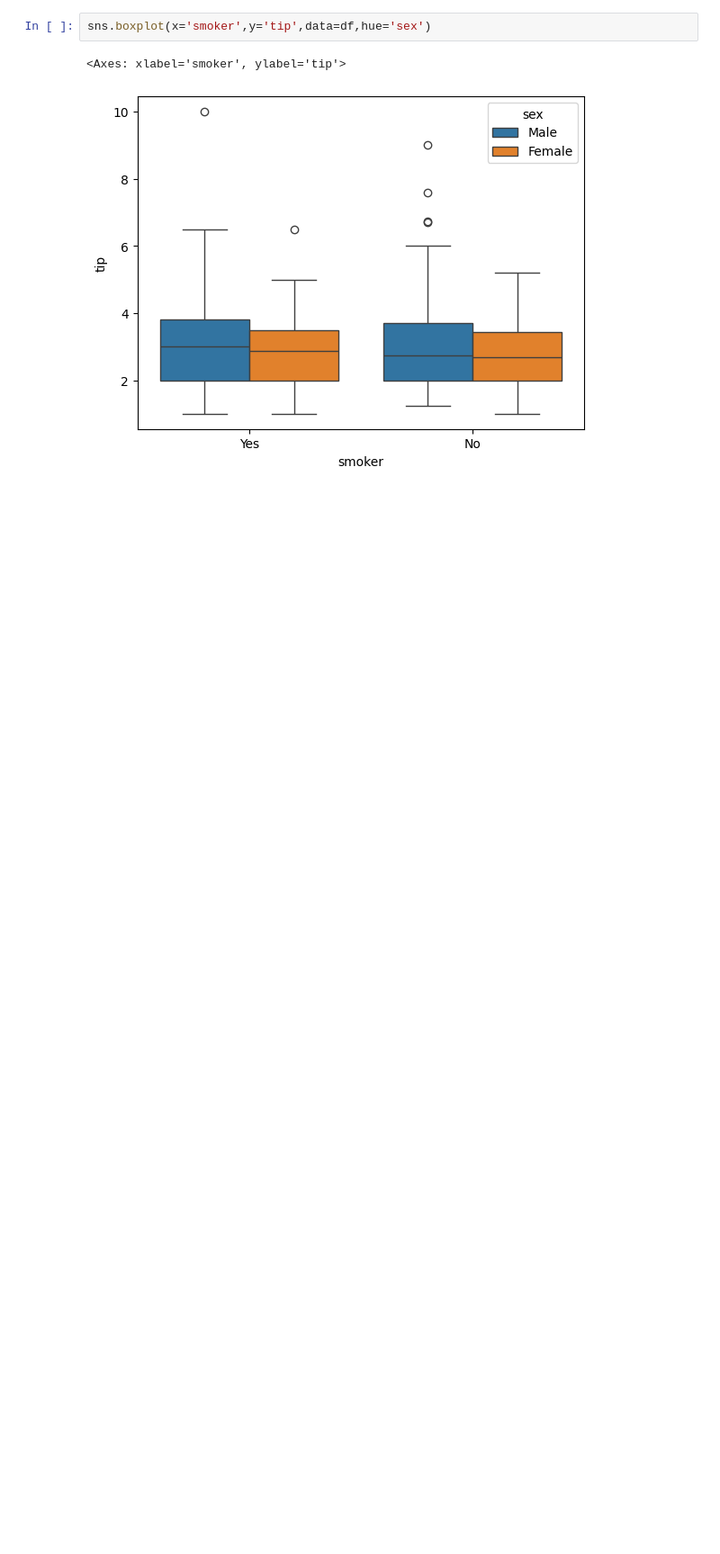
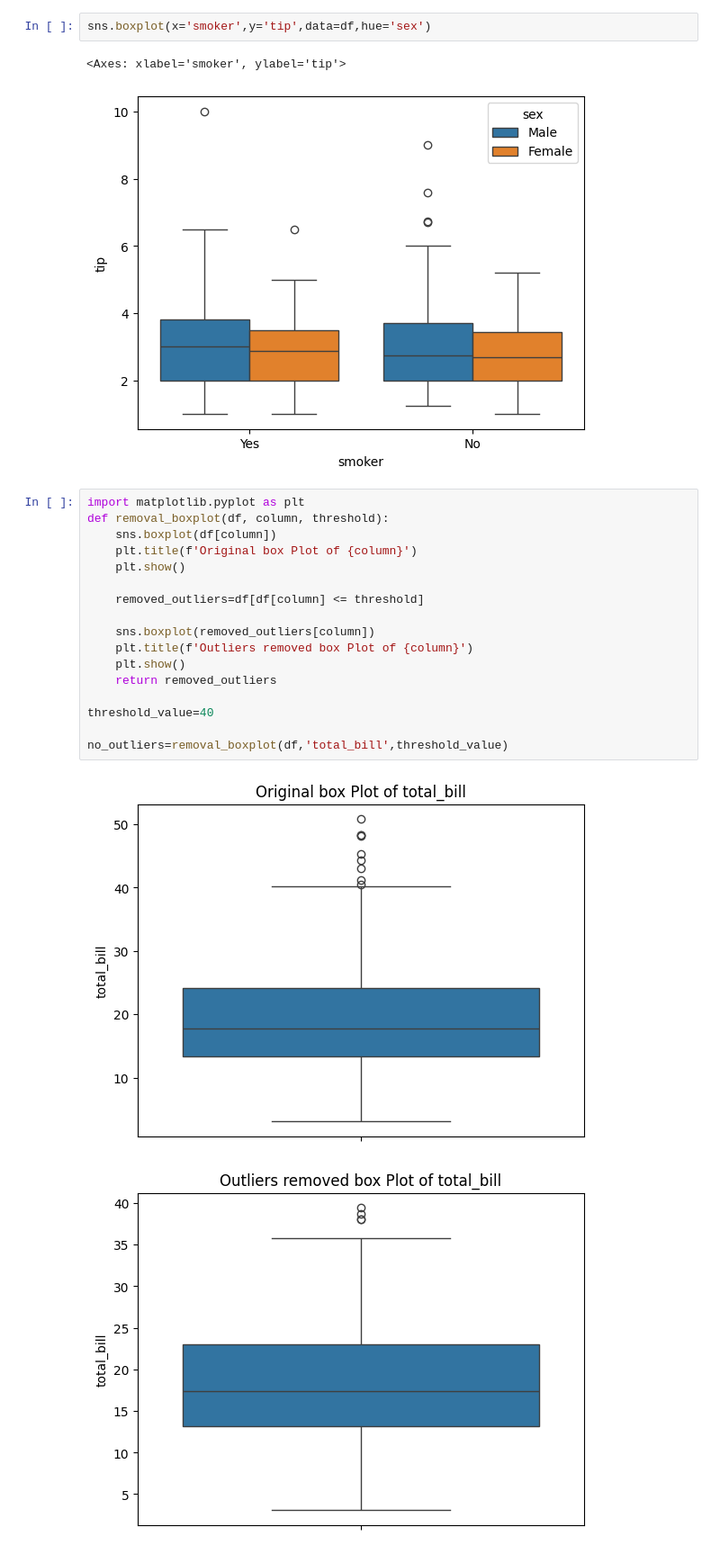
Before and after one commit to JoeVA2020/DS_OCT_ML, a Jupyter notebook: Seaborn/Demo1.ipynb, the cells around one changed output. Shown at 90% size. Saved outputs shown, nothing was run; the diff lists cells and outputs as text; blank space fills up the shorter version.

```diff
--- a/Seaborn/Demo1.ipynb
+++ b/Seaborn/Demo1.ipynb
@@ -202,3 +202,23 @@ sns.boxplot(x='smoker',y='tip',data=df,hue='sex')
 # %% [output]
 <Axes: xlabel='smoker', ylabel='tip'>
 [figure]
+# %%
+import matplotlib.pyplot as plt
+def removal_boxplot(df, column, threshold):
+    sns.boxplot(df[column])
+    plt.title(f'Original box Plot of {column}')
+    plt.show()
+
+    removed_outliers=df[df[column] <= threshold]
+
+    sns.boxplot(removed_outliers[column])
+    plt.title(f'Outliers removed box Plot of {column}')
+    plt.show()
+    return removed_outliers
+
+threshold_value=40
+
+no_outliers=removal_boxplot(df,'total_bill',threshold_value)
+# %% [output]
+[figure, added]
+[figure, added]
```
Also changed, not shown: parts of 2 cells of this notebook, 2 other files.
